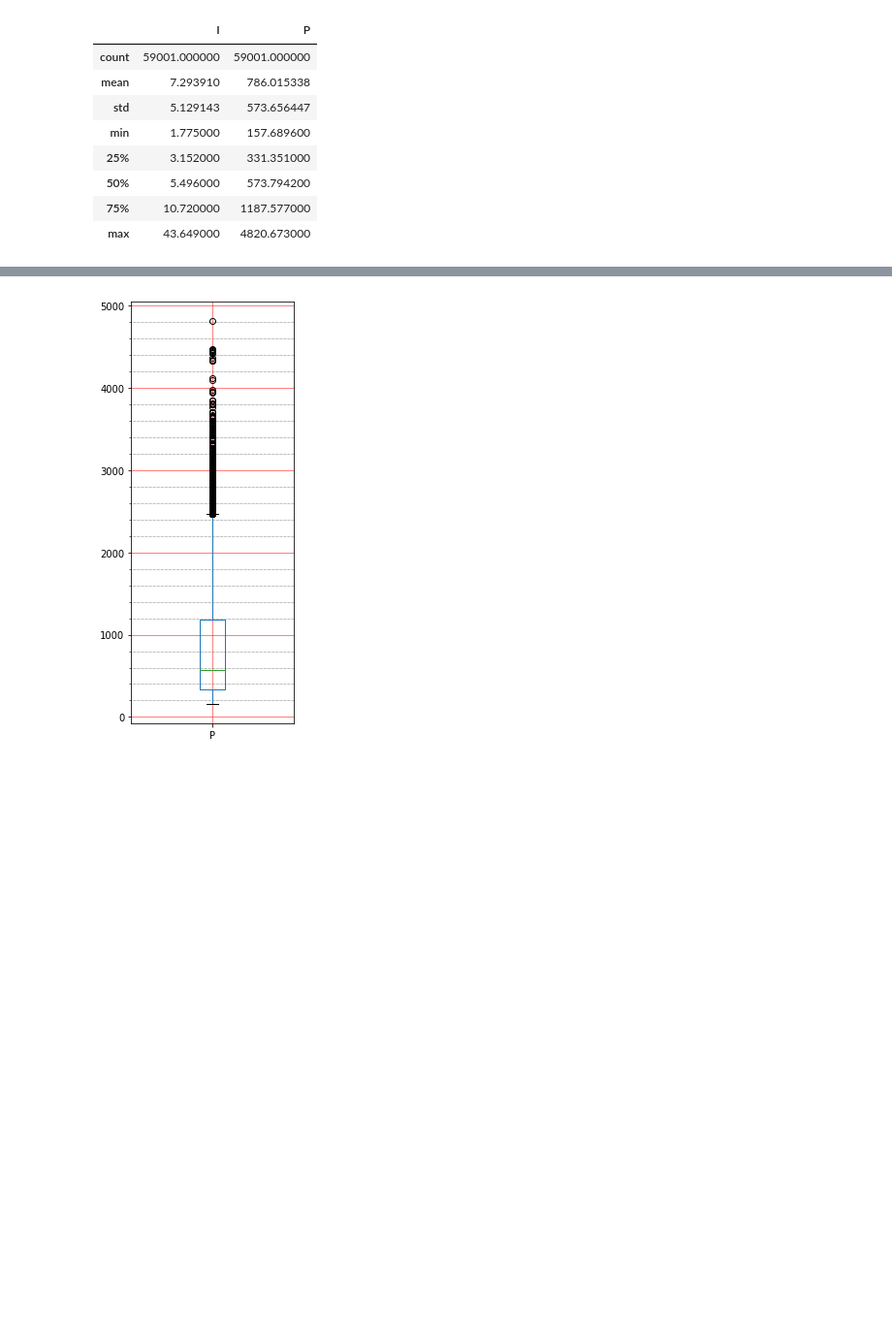
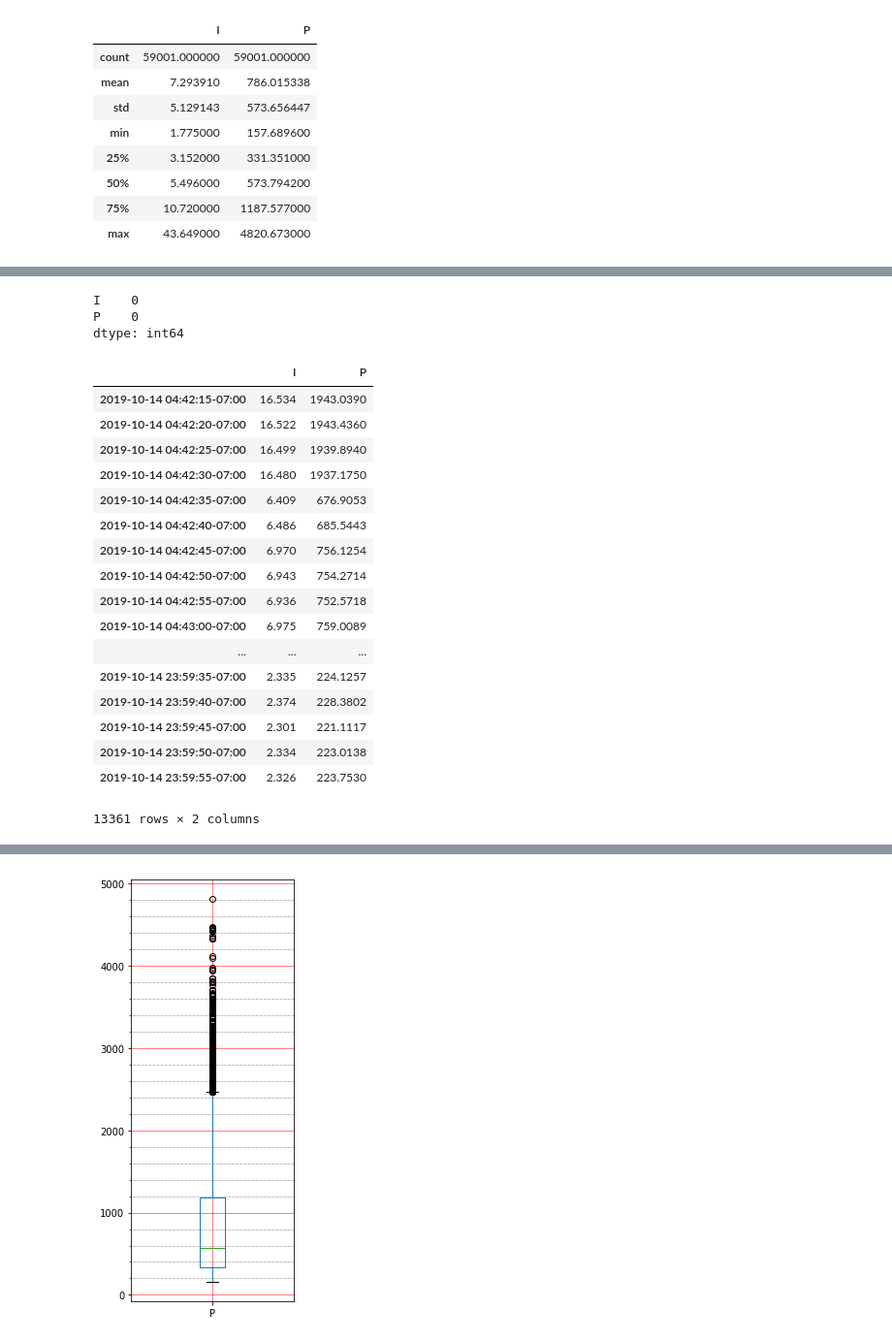
Before and after one commit to BitKnitting/FitHome_Analysis, a Jupyter notebook: notebooks/FitHome_Leaks.ipynb, the cells around one changed output, grey strips where cells are left out. Shown at 97% size. Saved outputs shown, nothing was run; the diff lists cells and outputs as text; code cells hidden in the pictures; blank space fills up the shorter version.

```diff
--- a/notebooks/FitHome_Leaks.ipynb
+++ b/notebooks/FitHome_Leaks.ipynb
@@ -49,0 +74,3 @@ df_reshaped.describe()
+# %%
+df_5s = df_reshaped.resample(rule='5S').mean()
+df_5s.dropna(inplace=True)
@@ -50,3 +90,30 @@ df_reshaped.describe()
+# %%
+df_5s.isna().sum()
+# %% [output]
+I    0
+P    0
+dtype: int64
+# %%
+df_5s['2019-10-14']
+# %% [output]
+|  | I | P |
+| 2019-10-14 04:42:15-07:00 | 16.534 | 1943.0390 |
+| 2019-10-14 04:42:20-07:00 | 16.522 | 1943.4360 |
+| 2019-10-14 04:42:25-07:00 | 16.499 | 1939.8940 |
+| 2019-10-14 04:42:30-07:00 | 16.480 | 1937.1750 |
+| 2019-10-14 04:42:35-07:00 | 6.409 | 676.9053 |
+| 2019-10-14 04:42:40-07:00 | 6.486 | 685.5443 |
+| 2019-10-14 04:42:45-07:00 | 6.970 | 756.1254 |
+| 2019-10-14 04:42:50-07:00 | 6.943 | 754.2714 |
+| 2019-10-14 04:42:55-07:00 | 6.936 | 752.5718 |
+| 2019-10-14 04:43:00-07:00 | 6.975 | 759.0089 |
+| ... | ... | ... |
+| 2019-10-14 23:59:35-07:00 | 2.335 | 224.1257 |
+| 2019-10-14 23:59:40-07:00 | 2.374 | 228.3802 |
+| 2019-10-14 23:59:45-07:00 | 2.301 | 221.1117 |
+| 2019-10-14 23:59:50-07:00 | 2.334 | 223.0138 |
+| 2019-10-14 23:59:55-07:00 | 2.326 | 223.7530 |
+13361 rows × 2 columns
 # %%
 import plotly.graph_objects as go
 # %%
```
Also changed, not shown: parts of 13 cells of this notebook.
